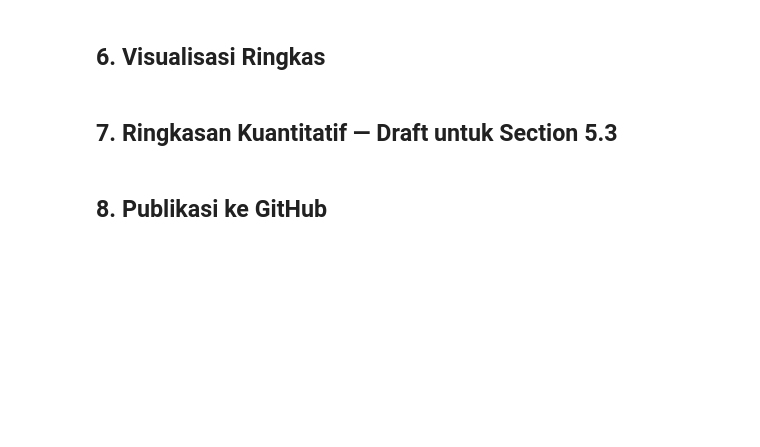
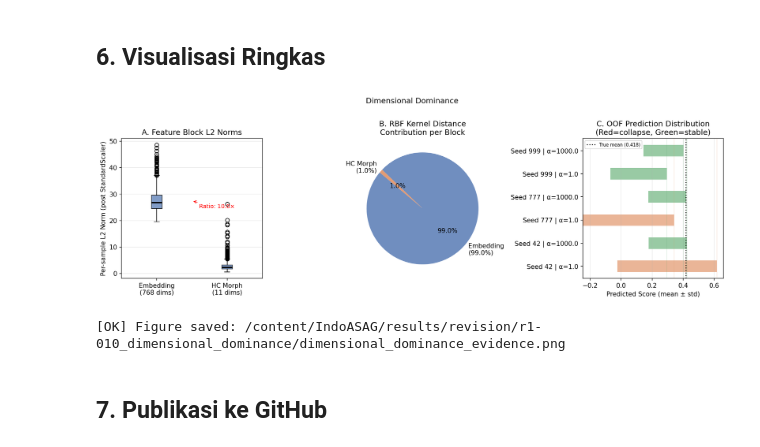
Before and after one commit to Rnov24/IndoASAG, a Jupyter notebook: notebooks/11_dimensional_dominance_analysis.ipynb, the cells around one changed output. Saved outputs shown, nothing was run; the diff lists cells and outputs as text; code cells hidden in the pictures; blank space fills up the shorter version.

Commit message:
[R1-010] add empirical dimensional dominance analysis (block norms, pairwise dist, condition number)

```diff
--- a/notebooks/11_dimensional_dominance_analysis.ipynb
+++ b/notebooks/11_dimensional_dominance_analysis.ipynb
@@ -318,33 +390,34 @@ ax2 = axes[1]
 wedges, texts, autotexts = ax2.pie(
     [pct_emb, pct_hc],
     labels=[f"Embedding\n({pct_emb:.1f}%)", f"HC Morph\n({pct_hc:.1f}%)"],
     colors=["#4C72B0", "#DD8452"],
     autopct="%1.1f%%", startangle=140,
     wedgeprops=dict(alpha=0.8)
 )
 ax2.set_title("B. RBF Kernel Distance\nContribution per Block")
 
 # --- Plot C: Prediction dist for collapse vs stable ---
 ax3 = axes[2]
 if len(pred_dist_df) > 0:
     for _, row in pred_dist_df.iterrows():
         color = "#C44E52" if row["oof_qwk"] < 0.1 else ("#55A868" if row["oof_qwk"] > 0.5 else "#DD8452")
         ls = "-" if row["alpha"] == 1000.0 else "--"
         ax3.barh(row["label"], row["oof_std"], left=row["oof_mean"] - row["oof_std"],
                  height=0.5, color=color, alpha=0.6)
         ax3.axvline(row["oof_mean"], ymin=0, ymax=1, color=color, linewidth=0.5, alpha=0.3)
 
 ax3.axvline(y_train.mean(), color="black", linestyle=":", linewidth=1.5, label=f"True mean ({y_train.mean():.3f})")
 ax3.set_xlabel("Predicted Score (mean ± std)")
 ax3.set_title("C. OOF Prediction Distribution\n(Red=collapse, Green=stable)")
 ax3.legend(fontsize=7)
 ax3.grid(axis="x", alpha=0.3)
 
-plt.suptitle("Dimensional Dominance — Empirical Evidence (R1-010)", fontsize=12, y=1.01)
+plt.suptitle("Dimensional Dominance", fontsize=12, y=1.01)
 plt.tight_layout()
 fig_path = os.path.join(DIMDOM_DIR, "dimensional_dominance_evidence.png")
 plt.savefig(fig_path, dpi=150, bbox_inches="tight")
 plt.show()
 print(f"[OK] Figure saved: {fig_path}")
+# %% [output]
+[figure, added]
+[OK] Figure saved: /content/IndoASAG/results/revision/r1-010_dimensional_dominance/dimensional_dominance_evidence.png
-# %% [markdown]
-## 7. Ringkasan Kuantitatif — Draft untuk Section 5.3
@@ -395,5 +424,5 @@ print("""
 # %% [markdown]
-## 8. Publikasi ke GitHub
+## 7. Publikasi ke GitHub
 # %%
 import subprocess
 
```
Also changed, not shown: parts of 8 cells of this notebook.
